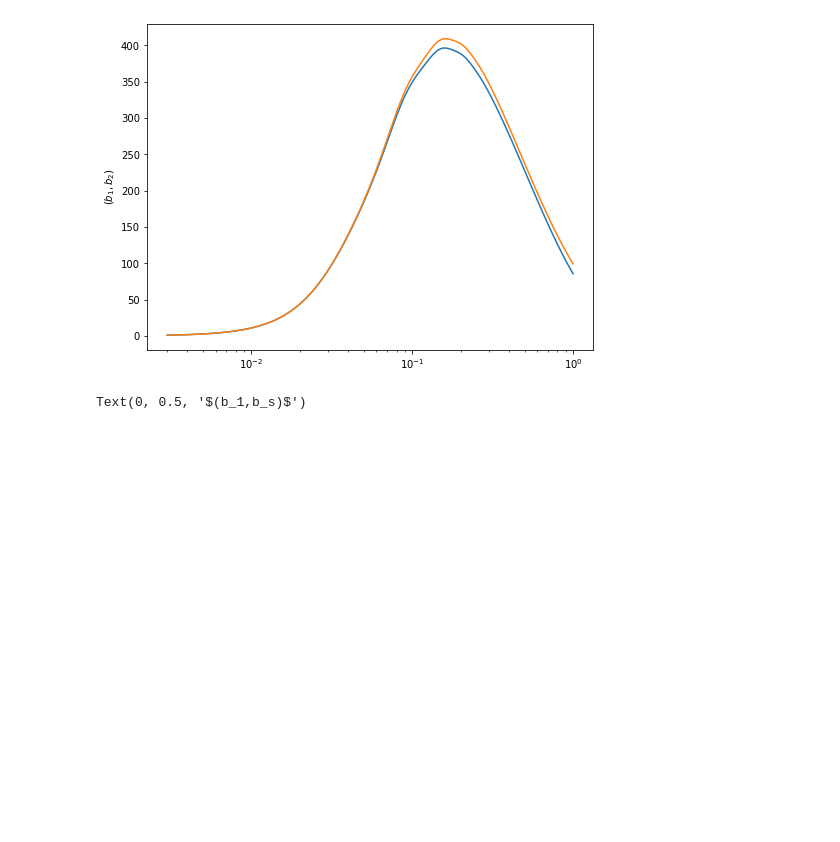
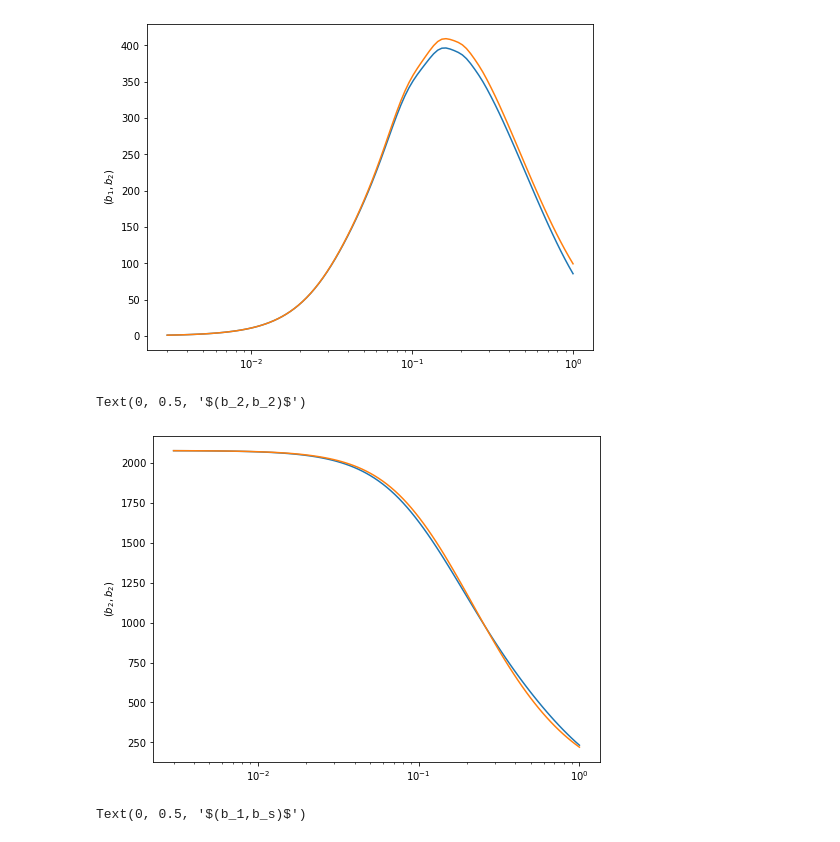
Before and after one commit to sfschen/ZeNBu, a Jupyter notebook: Example.ipynb, the cells around one changed output. Drawn from its saved outputs; the diff is of its cells as text; code cells hidden in the pictures; blank space fills up the shorter version.

```diff
--- a/Example.ipynb
+++ b/Example.ipynb
@@ -63,6 +73,16 @@ plt.ylabel(r'$(b_1,b_2)$')
 # %% [output]
 Text(0, 0.5, '$(b_1,b_2)$')
 [figure]
+# %%
+plt.figure(figsize=(8,6))
+
+plt.semilogx(kv,  (spectra[r'$(b_2,b_2)$']))
+plt.semilogx(kv,  (4*cleft_spectra[r'$(b_2,b_2)$']))
+
+plt.ylabel(r'$(b_2,b_2)$')
+# %% [output]
+Text(0, 0.5, '$(b_2,b_2)$')
+[figure, added]
 # %%
 plt.figure(figsize=(8,6))
 
```
Also changed, not shown: parts of 4 cells of this notebook.
